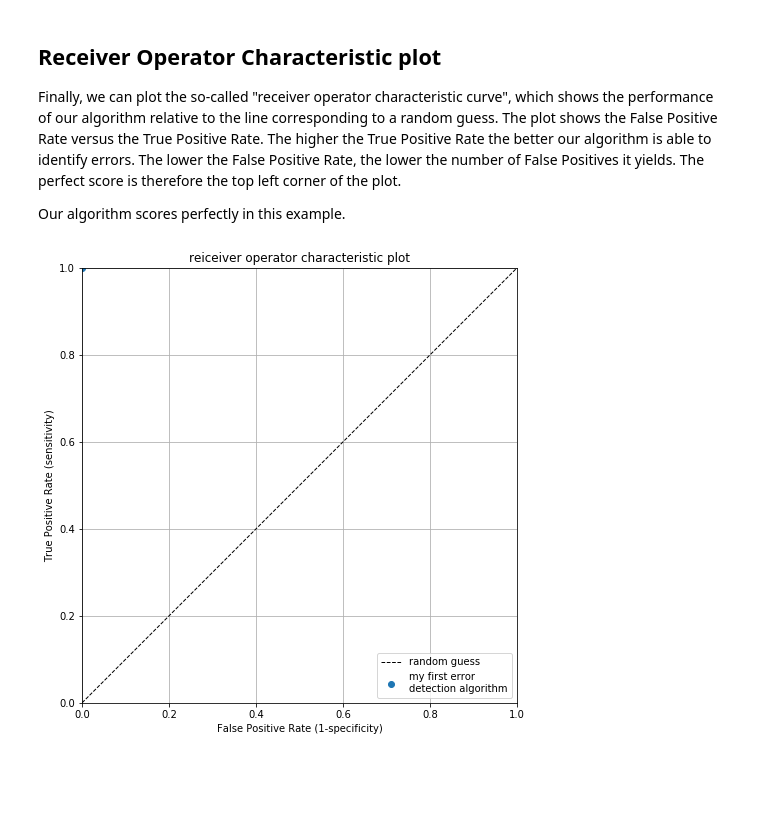
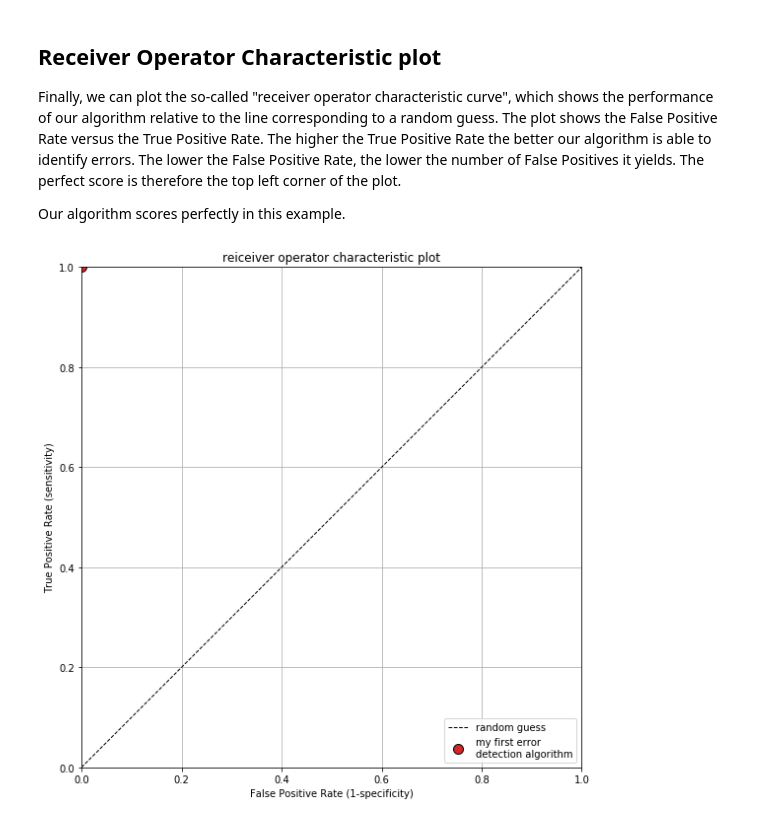
Before and after one commit to ArtesiaWater/traval, a Jupyter notebook: examples/notebooks/ex01_applying_automatic_error_detection_algorithms_to_a_timeseries.ipynb, the cells around one changed output. Cells and saved outputs as stored; diff of their text form; code cells hidden in the pictures; blank space fills up the shorter version.

```diff
--- a/examples/notebooks/ex01_applying_automatic_error_detection_algorithms_to_a_timeseries.ipynb
+++ b/examples/notebooks/ex01_applying_automatic_error_detection_algorithms_to_a_timeseries.ipynb
@@ -51,9 +51,12 @@ The final rule we add doesn't check for errors but combines the results from the
 rset = traval.RuleSet(name="basic")
 
 # add rules
-rset.add_rule("spikes", rlib.rule_spike_detection, apply_to=0, kwargs={"threshold": 0.15, "spike_tol": 0.15, "max_gap": "7D"})
-rset.add_rule("dry", rlib.rule_ufunc_threshold, apply_to=0, kwargs={"ufunc": (np.less,), "threshold": sensor_level, "offset": 0.025})
-rset.add_rule("hardmax", rlib.rule_ufunc_threshold, apply_to=0, kwargs={"ufunc": (np.greater,), "threshold": top_piezometer})
+rset.add_rule("spikes", rlib.rule_spike_detection, apply_to=0,
+              kwargs={"threshold": 0.15, "spike_tol": 0.15, "max_gap": "7D"})
+rset.add_rule("dry", rlib.rule_ufunc_threshold, apply_to=0,
+              kwargs={"ufunc": (np.less,), "threshold": sensor_level, "offset": 0.025})
+rset.add_rule("hardmax", rlib.rule_ufunc_threshold, apply_to=0,
+              kwargs={"ufunc": (np.greater,), "threshold": top_piezometer})
 rset.add_rule("combine", rlib.rule_combine_nan, apply_to=(1, 2, 3))
 # %% [markdown]
 The view of the object shows which rules have been added:
@@ -98,7 +101,7 @@ detector.comparisons
 # %% [markdown]
 Let's take a look at the comparison of the final result with manual validation, relative to the raw data.
 # %%
-cp = detector.comparisons[4]
+comp = detector.comparisons[4]
 # %% [markdown]
 The `SeriesComparisonRelative` object contains a summary of the different categories measurements can fall into, e.g. "kept in both" means the observations was deemed valid in both the detection result and the "truth" timeseries.
 # %%
@@ -191,6 +219,7 @@ Finally, we can plot the so-called "receiver operator characteristic curve", whi
 
 Our algorithm scores perfectly in this example.
 # %%
-ax = traval.plots.roc_plot(cp.true_positive_rate, cp.false_positive_rate, "my first error \ndetection algorithm")
+ax = traval.plots.roc_plot(comp.bc.true_positive_rate, comp.bc.false_positive_rate,
+                           "my first error \ndetection algorithm", ms=10, c="C3", mec="k")
 # %% [output]
-[figure, old version]
+[figure, new version]
```
Also changed, not shown: parts of 11 cells of this notebook.
